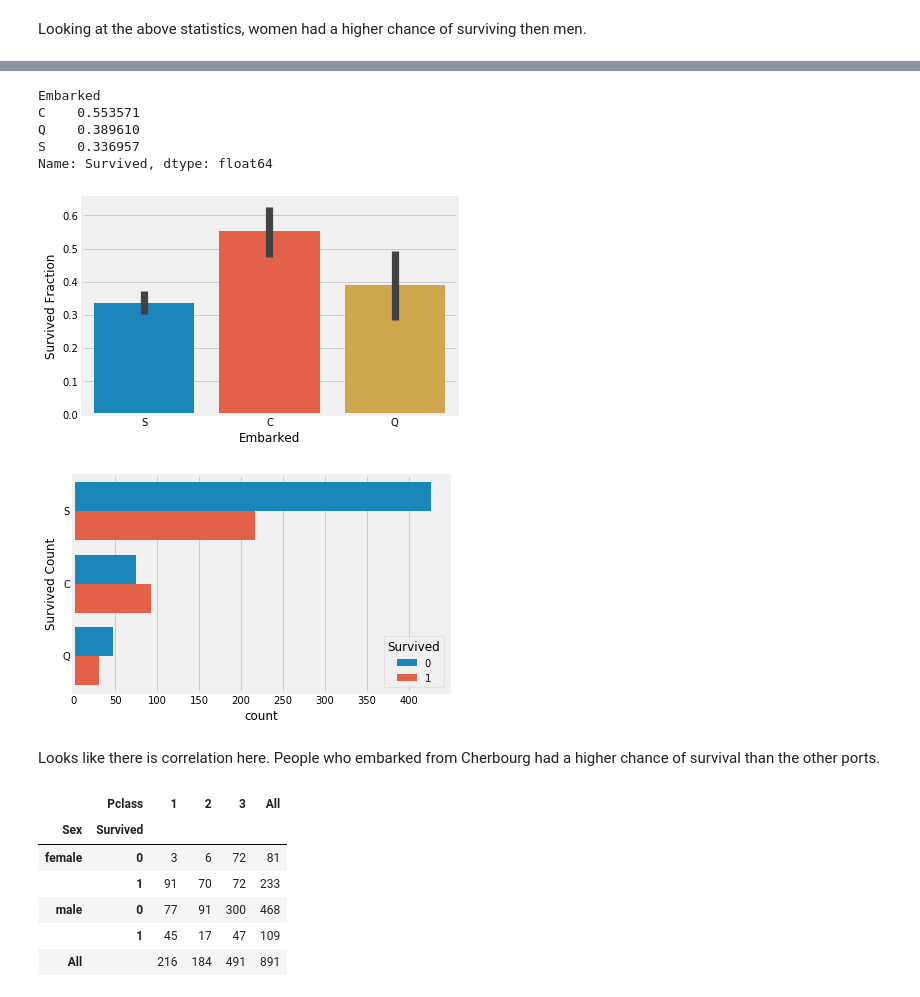
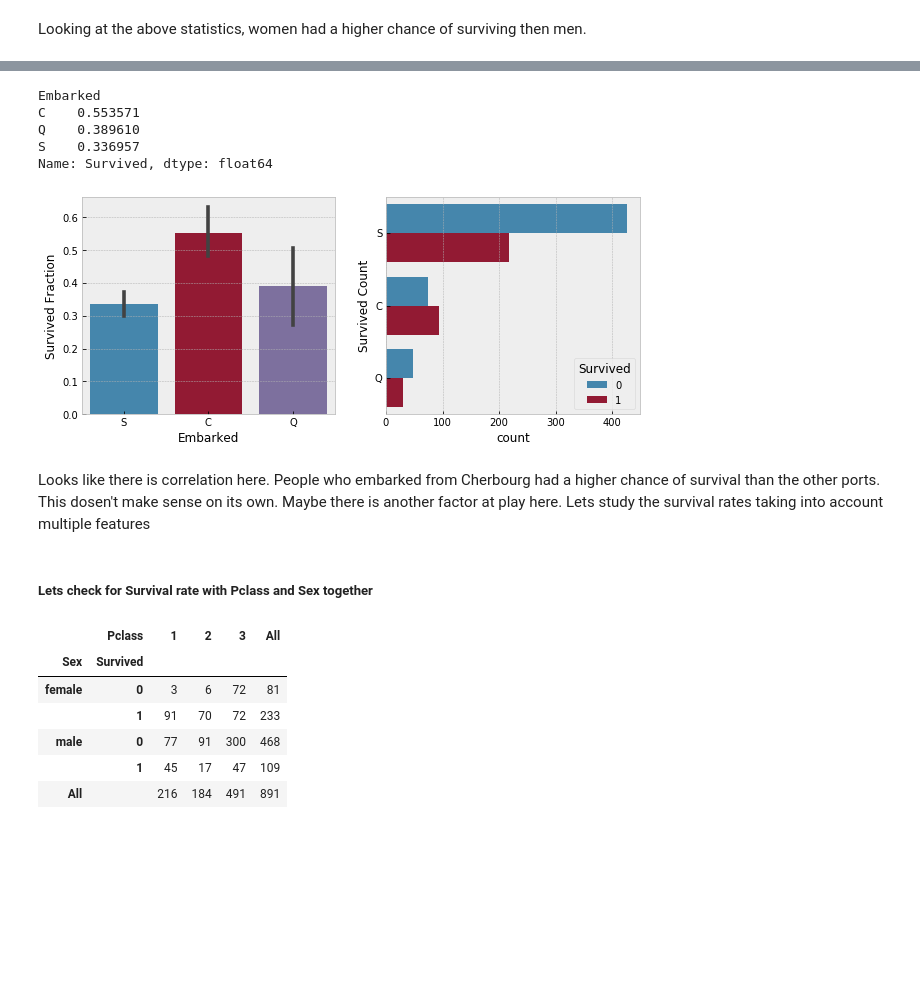
Before and after one commit to ishansoni22/kaggle, a Jupyter notebook: titanic_survival_exploration/notebook.ipynb, the cells around one changed output, grey strips where cells are left out. Saved outputs shown, nothing was run; the diff lists cells and outputs as text; code cells hidden in the pictures; blank space fills up the shorter version.

```diff
--- a/titanic_survival_exploration/notebook.ipynb
+++ b/titanic_survival_exploration/notebook.ipynb
@@ -27,10 +32,10 @@ In this challenge, we ask you to complete the analysis of what sorts of people w
 # %%
-# Importing important libraries
+# Importing important libraries for EDA
 
 import pandas as pd
 import numpy as np
 import matplotlib.pyplot as plt
-plt.style.use('fivethirtyeight')
+plt.style.use('bmh')
 import seaborn as sns
 
 from IPython.display import display
@@ -40,6 +45,8 @@ from IPython.display import display
 
 import warnings
 warnings.filterwarnings('ignore')
+
+rand = 7
 # %%
 # Import the datasets and have a peek at the data
 
@@ -222,24 +232,26 @@ Looking at the above statistics, women had a higher chance of surviving then men
 # %%
-# Does the Port of Embarkation have any relation to Survival rate?
-
 survival_by_port = train_df.groupby("Embarked")["Survived"].mean()
 display(survival_by_port)
 
-sns.barplot(x = "Embarked", y = "Survived", data = train_df)
-plt.ylabel("Survived Fraction")
+f, ax = plt.subplots(1, 2, figsize = (10, 4))
+
+sns.barplot(x = "Embarked", y = "Survived", data = train_df, ax = ax[0])
+ax[0].set_ylabel("Survived Fraction")
+
+sns.countplot(y = "Embarked", hue = "Survived", data = train_df, ax = ax[1])
+ax[1].set_ylabel("Survived Count")
+
 plt.show()
-
-sns.countplot(y = "Embarked", hue = "Survived", data = train_df)
-plt.ylabel("Survived Count")
-plt.show()
 # %% [output]
 Embarked
 C    0.553571
 Q    0.389610
 S    0.336957
 Name: Survived, dtype: float64
-[figure, old version]
+[figure, new version]
-[figure, removed]
 # %% [markdown]
-Looks like there is correlation here. People who embarked from Cherbourg had a higher chance of survival than the other ports.
+Looks like there is correlation here. People who embarked from Cherbourg had a higher chance of survival than the other ports. This dosen't make sense on its own. Maybe there is another factor at play here.
+Lets study the survival rates taking into account multiple features
+# %% [markdown]
+##### Lets check for Survival rate with Pclass and Sex together
 # %%
```
Also changed, not shown: parts of 111 cells of this notebook, 1 other file.
